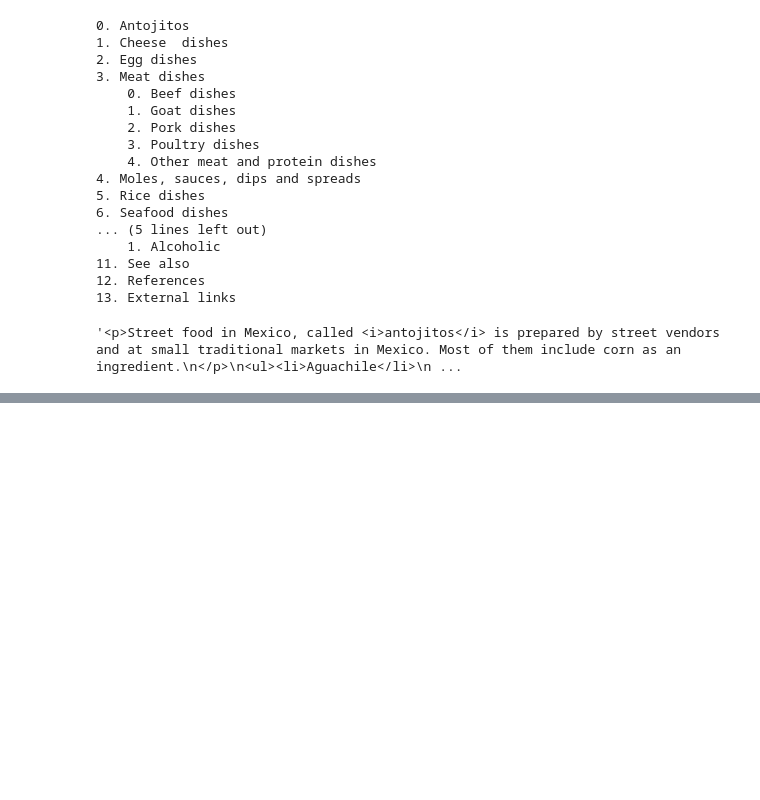
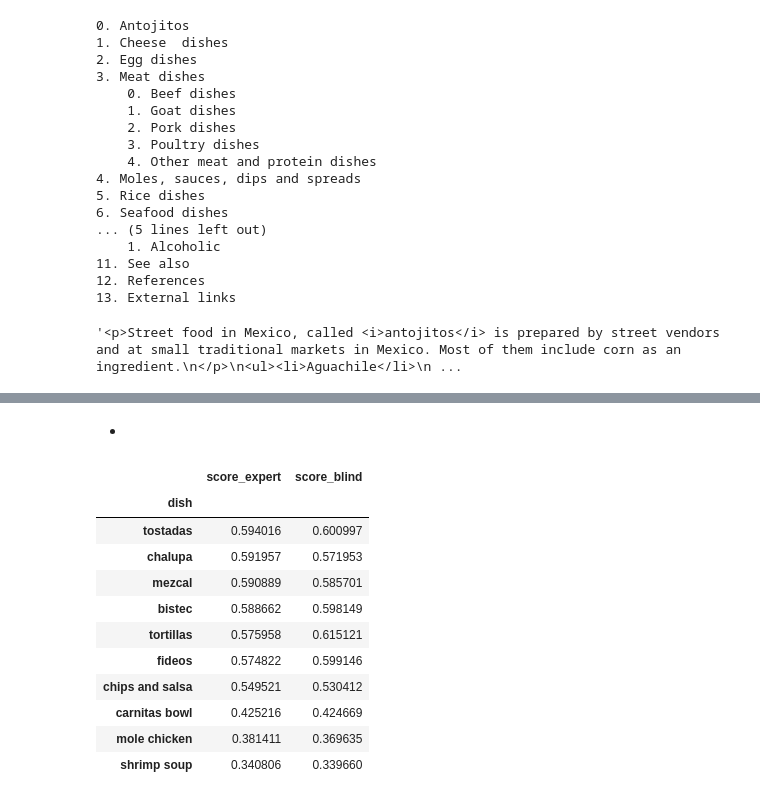
Before and after one commit to l0neJT/uoi-coursera-data-mining, a Jupyter notebook: capstone/task03-mine-popular-dishes.ipynb, the cells around one changed output, grey strips where cells are left out. Cells and saved outputs as stored; diff of their text form; code cells hidden in the pictures; blank space fills up the shorter version.

```diff
--- a/capstone/task03-mine-popular-dishes.ipynb
+++ b/capstone/task03-mine-popular-dishes.ipynb
@@ -571,0 +447,19 @@ Zooming in shows the value of clustering. Cuisines with strong similarities in t
+# %% [markdown]
+*
+# %%
+# List bottom-10 dishes in frequent phrases
+dfPhrases.loc[dishesInPhrases].sort_values("score_expert", \
+                                           ascending=False).tail(10)
+# %% [output]
+|  | score_expert | score_blind |
+| dish |  |  |
+| tostadas | 0.594016 | 0.600997 |
+| chalupa | 0.591957 | 0.571953 |
+| mezcal | 0.590889 | 0.585701 |
+| bistec | 0.588662 | 0.598149 |
+| tortillas | 0.575958 | 0.615121 |
+| fideos | 0.574822 | 0.599146 |
+| chips and salsa | 0.549521 | 0.530412 |
+| carnitas bowl | 0.425216 | 0.424669 |
+| mole chicken | 0.381411 | 0.369635 |
+| shrimp soup | 0.340806 | 0.339660 |
```
Also changed, not shown: parts of 116 cells of this notebook, 1 other file.
